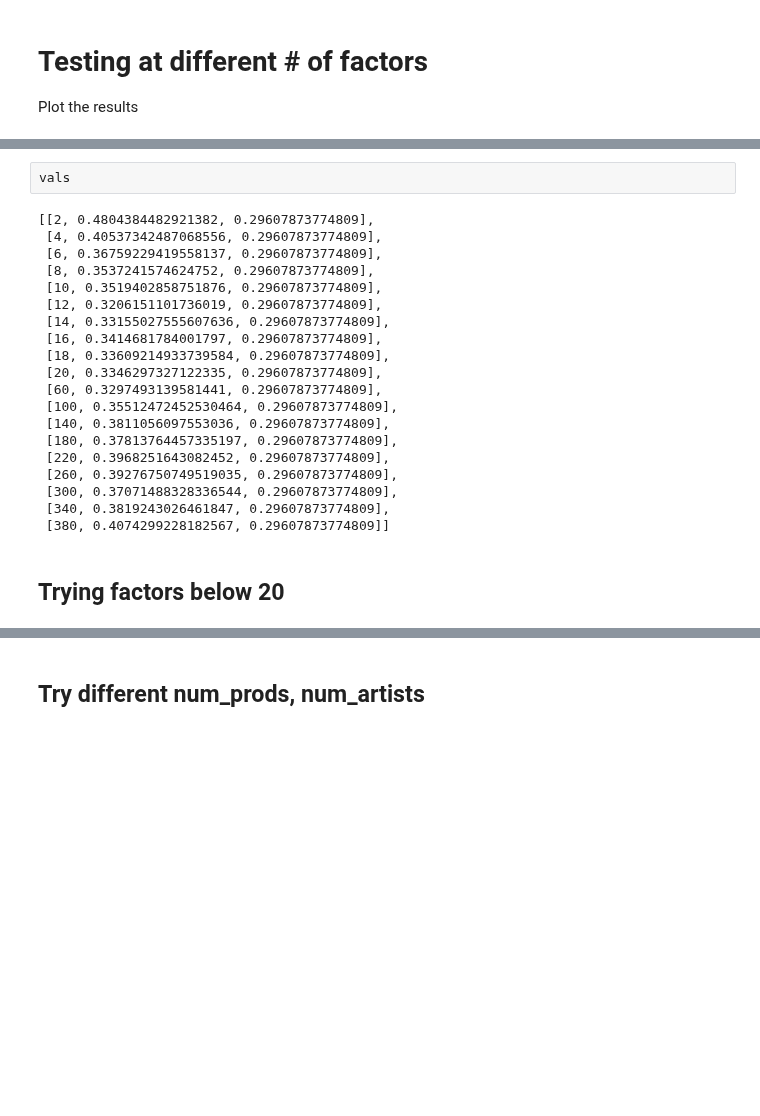
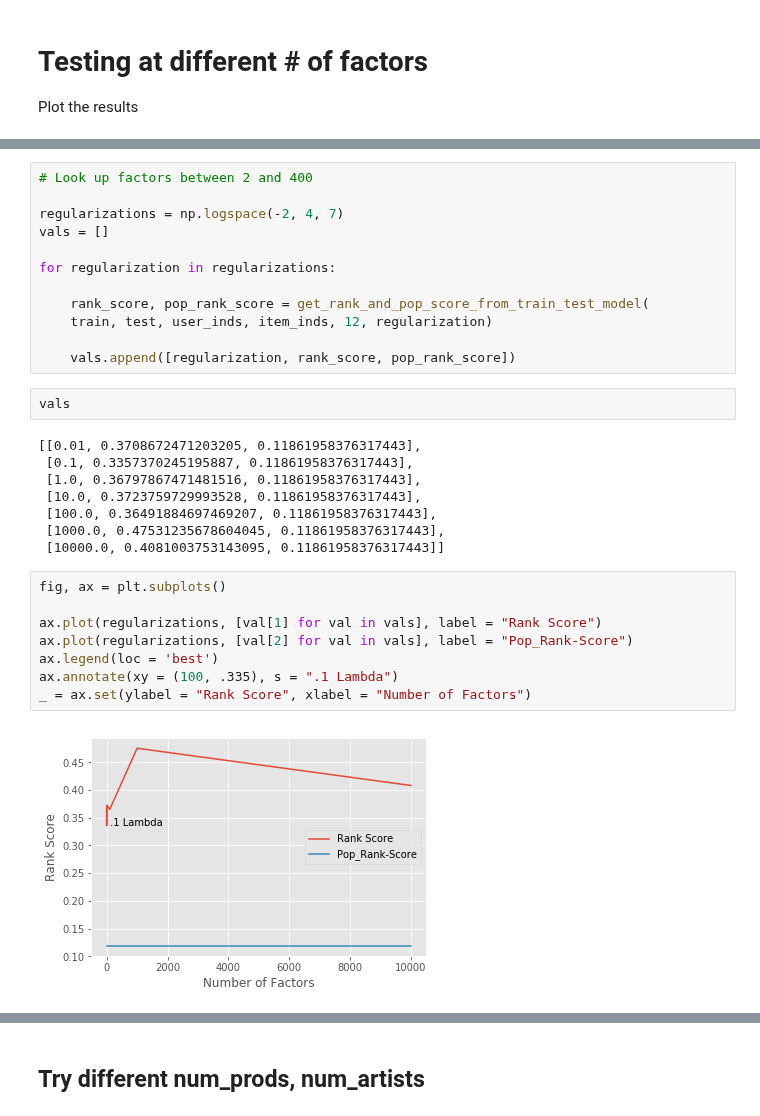
Before and after one commit to Jesse-Kerr/recordmender, a Jupyter notebook: model_understanding.ipynb, the cells around one changed output, grey strips where cells are left out. Cells and saved outputs as stored; diff of their text form; blank space fills up the shorter version.

```diff
--- a/model_understanding.ipynb
+++ b/model_understanding.ipynb
@@ -237,24 +227,32 @@ _ = ax.set(ylabel = "Rank Score", xlabel = "Number of Factors")
+# %%
+# Look up factors between 2 and 400
+
+regularizations = np.logspace(-2, 4, 7)
+vals = []
+
+for regularization in regularizations:
+
+    rank_score, pop_rank_score = get_rank_and_pop_score_from_train_test_model(
+    train, test, user_inds, item_inds, 12, regularization)
+
+    vals.append([regularization, rank_score, pop_rank_score])
 # %%
 vals
 # %% [output]
-[[2, 0.4804384482921382, 0.29607873774809],
- [4, 0.40537342487068556, 0.29607873774809],
- [6, 0.36759229419558137, 0.29607873774809],
- [8, 0.3537241574624752, 0.29607873774809],
- [10, 0.3519402858751876, 0.29607873774809],
- [12, 0.3206151101736019, 0.29607873774809],
- [14, 0.33155027555607636, 0.29607873774809],
- [16, 0.3414681784001797, 0.29607873774809],
- [18, 0.33609214933739584, 0.29607873774809],
- [20, 0.3346297327122335, 0.29607873774809],
- [60, 0.3297493139581441, 0.29607873774809],
- [100, 0.35512472452530464, 0.29607873774809],
- [140, 0.3811056097553036, 0.29607873774809],
- [180, 0.37813764457335197, 0.29607873774809],
- [220, 0.3968251643082452, 0.29607873774809],
- [260, 0.39276750749519035, 0.29607873774809],
- [300, 0.37071488328336544, 0.29607873774809],
- [340, 0.3819243026461847, 0.29607873774809],
- [380, 0.4074299228182567, 0.29607873774809]]
+[[0.01, 0.3708672471203205, 0.11861958376317443],
+ [0.1, 0.3357370245195887, 0.11861958376317443],
+ [1.0, 0.36797867471481516, 0.11861958376317443],
+ [10.0, 0.3723759729993528, 0.11861958376317443],
+ [100.0, 0.36491884697469207, 0.11861958376317443],
+ [1000.0, 0.47531235678604045, 0.11861958376317443],
+ [10000.0, 0.4081003753143095, 0.11861958376317443]]
-# %% [markdown]
-## Trying factors below 20
+# %%
+fig, ax = plt.subplots()
+
+ax.plot(regularizations, [val[1] for val in vals], label = "Rank Score")
+ax.plot(regularizations, [val[2] for val in vals], label = "Pop_Rank-Score")
+ax.legend(loc = 'best')
+ax.annotate(xy = (100, .335), s = ".1 Lambda")
+_ = ax.set(ylabel = "Rank Score", xlabel = "Number of Factors")
+# %% [output]
+[figure, added]
```
Also changed, not shown: parts of 15 cells of this notebook, 4 other files.
